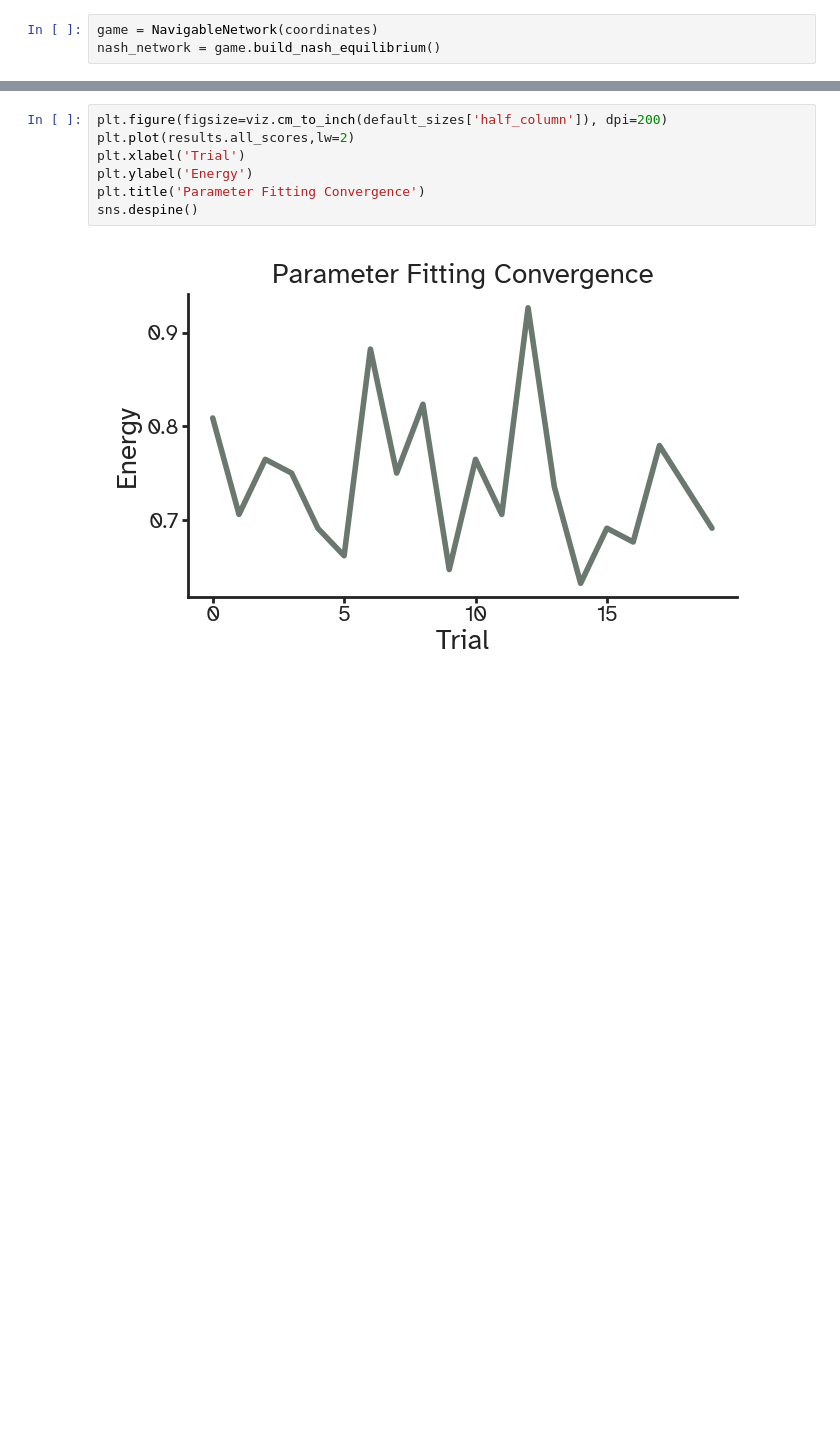
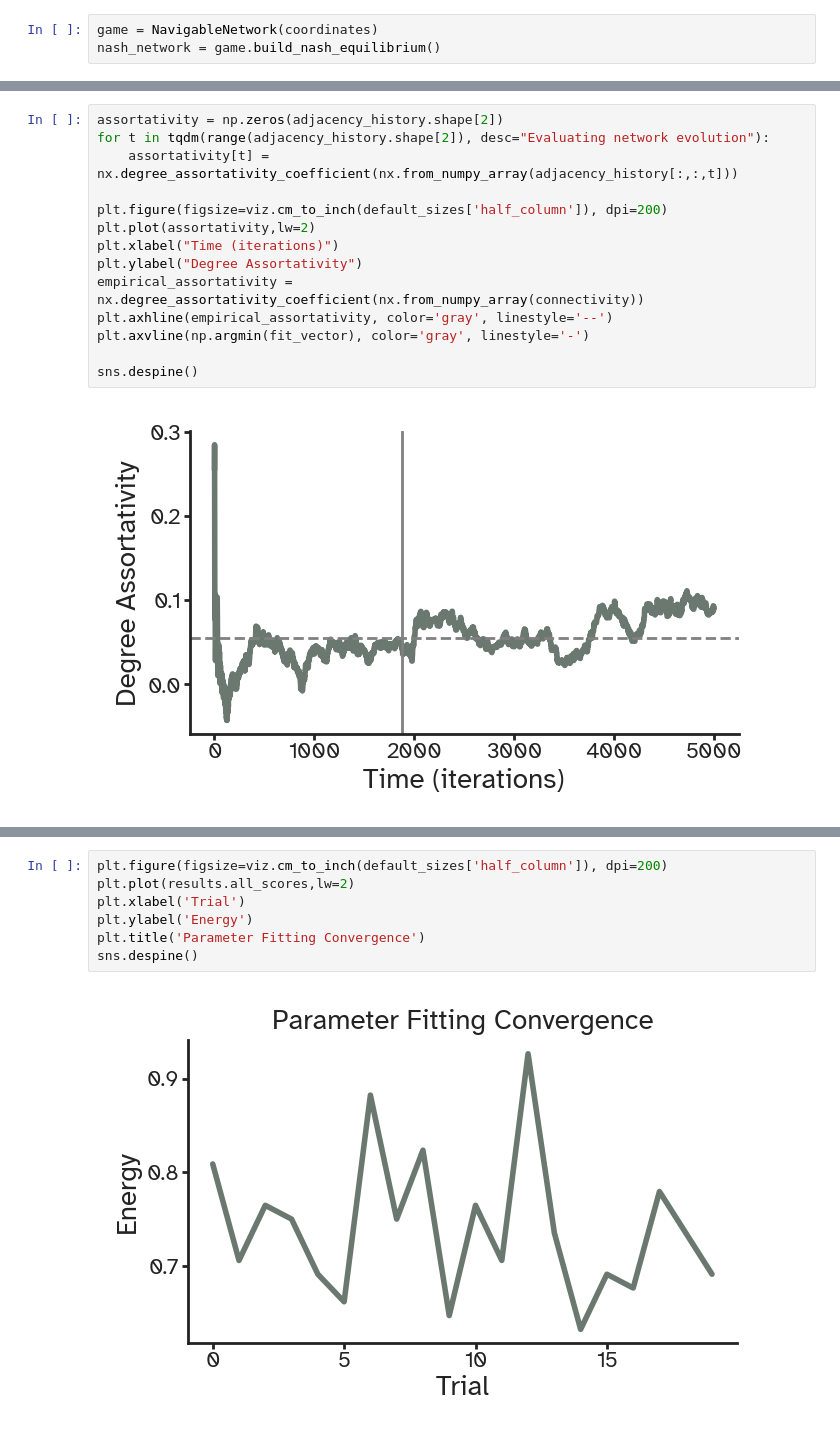
Before and after one commit to kuffmode/Optimal_networks, a Jupyter notebook: playground.ipynb, the cells around one changed output, grey strips where cells are left out. Cells and saved outputs as stored; diff of their text form; blank space fills up the shorter version.

Commit message:
with degree correlation and subjects

```diff
--- a/playground.ipynb
+++ b/playground.ipynb
@@ -161,0 +183,16 @@ sns.despine()
+# %%
+assortativity = np.zeros(adjacency_history.shape[2])
+for t in tqdm(range(adjacency_history.shape[2]), desc="Evaluating network evolution"):
+    assortativity[t] = nx.degree_assortativity_coefficient(nx.from_numpy_array(adjacency_history[:,:,t]))
+
+plt.figure(figsize=viz.cm_to_inch(default_sizes['half_column']), dpi=200)
+plt.plot(assortativity,lw=2)
+plt.xlabel("Time (iterations)")
+plt.ylabel("Degree Assortativity")
+empirical_assortativity = nx.degree_assortativity_coefficient(nx.from_numpy_array(connectivity))
+plt.axhline(empirical_assortativity, color='gray', linestyle='--')
+plt.axvline(np.argmin(fit_vector), color='gray', linestyle='-')
+
+sns.despine()
+# %% [output]
+[figure, added]
```
Also changed, not shown: parts of 26 cells of this notebook, 2 other files.
